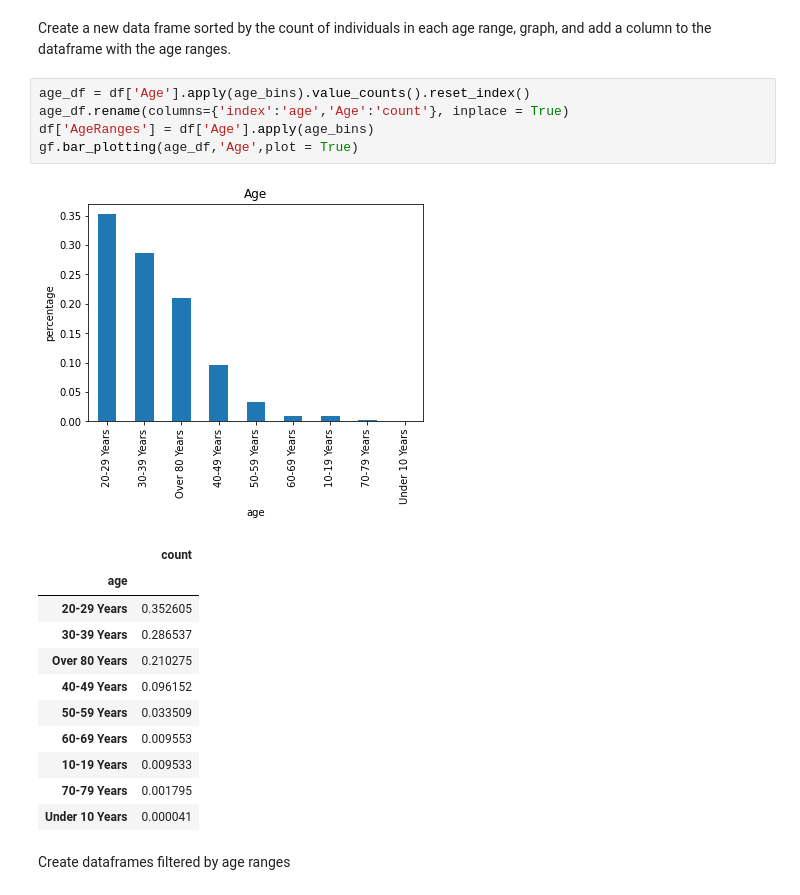
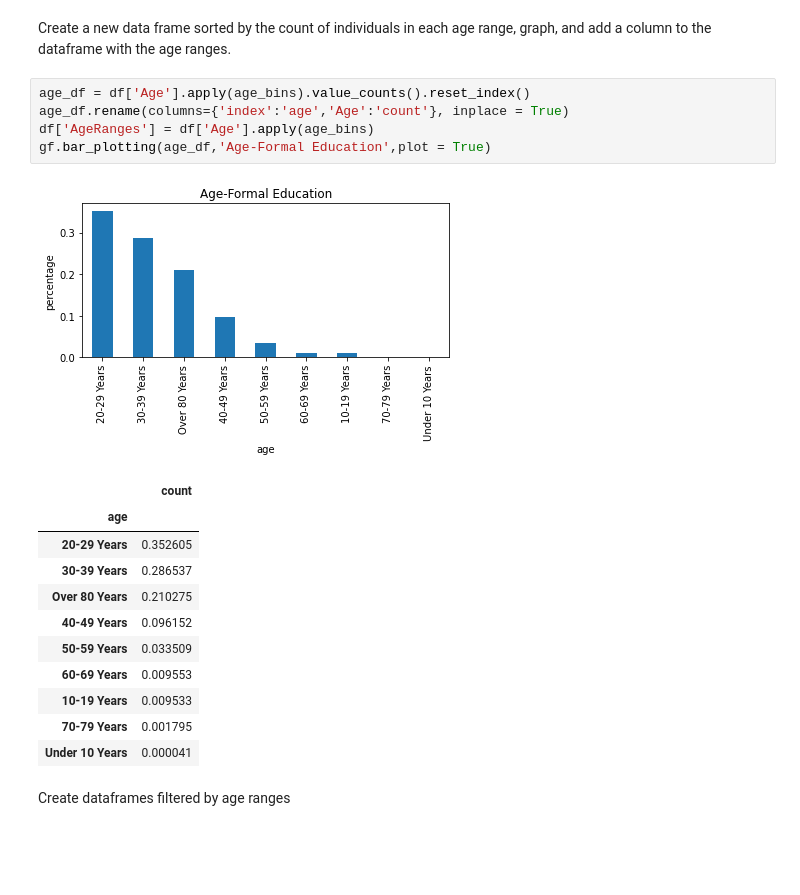
Before and after one commit to jadefreese/pj1-stackoverflow, a Jupyter notebook: formal_edu.ipynb, the cells around one changed output. Drawn from its saved outputs; the diff is of its cells as text; blank space fills up the shorter version.

Commit message:
update save image

```diff
--- a/formal_edu.ipynb
+++ b/formal_edu.ipynb
@@ -71,10 +71,10 @@ Create a new data frame sorted by the count of individuals in each age range, gr
 # %%
 age_df = df['Age'].apply(age_bins).value_counts().reset_index()
 age_df.rename(columns={'index':'age','Age':'count'}, inplace = True)
 df['AgeRanges'] = df['Age'].apply(age_bins)
-gf.bar_plotting(age_df,'Age',plot = True)
+gf.bar_plotting(age_df,'Age-Formal Education',plot = True)
 # %% [output]
-[figure, old version]
+[figure, new version]
 |  | count |
 | age |  |
 | 20-29 Years | 0.352605 |
```
Also changed, not shown: parts of 11 cells of this notebook, 21 other files.
